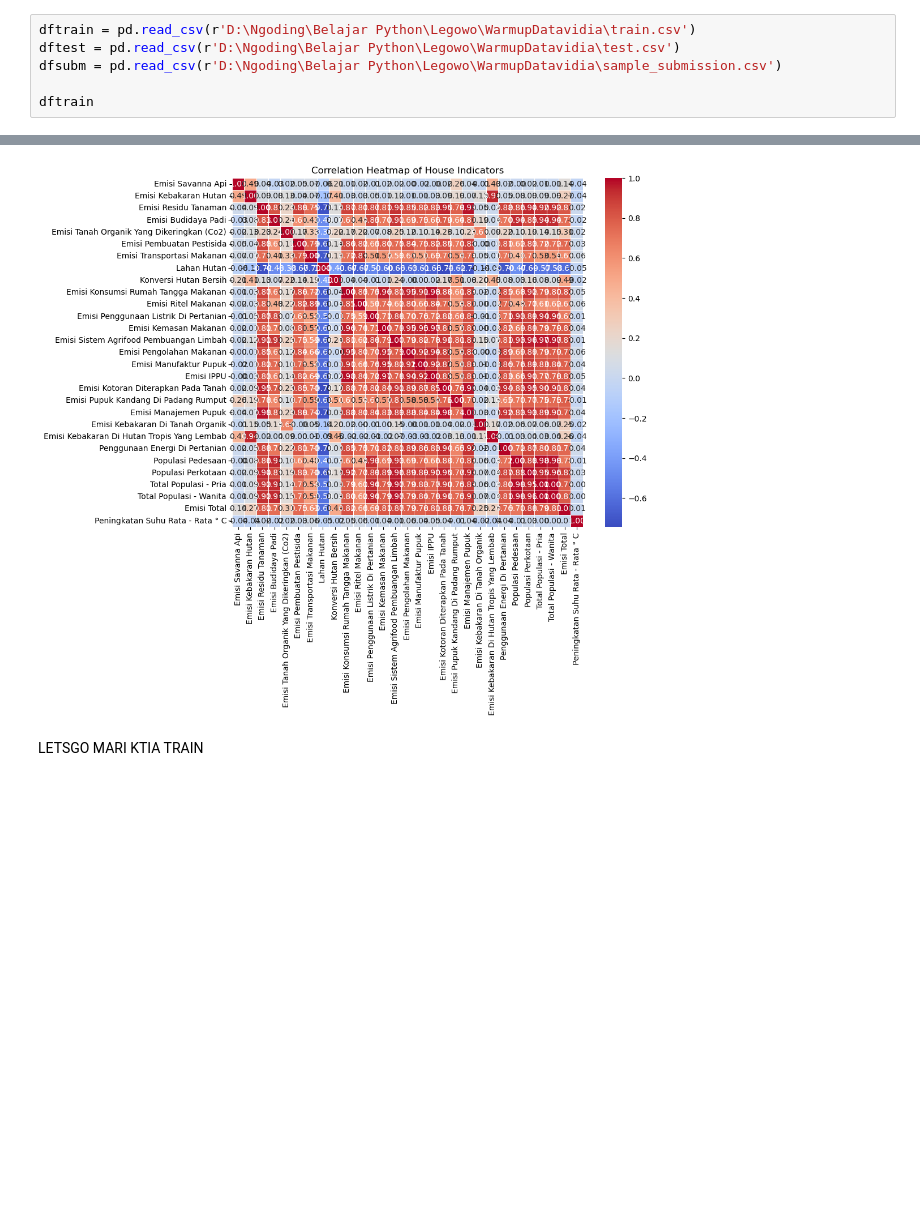
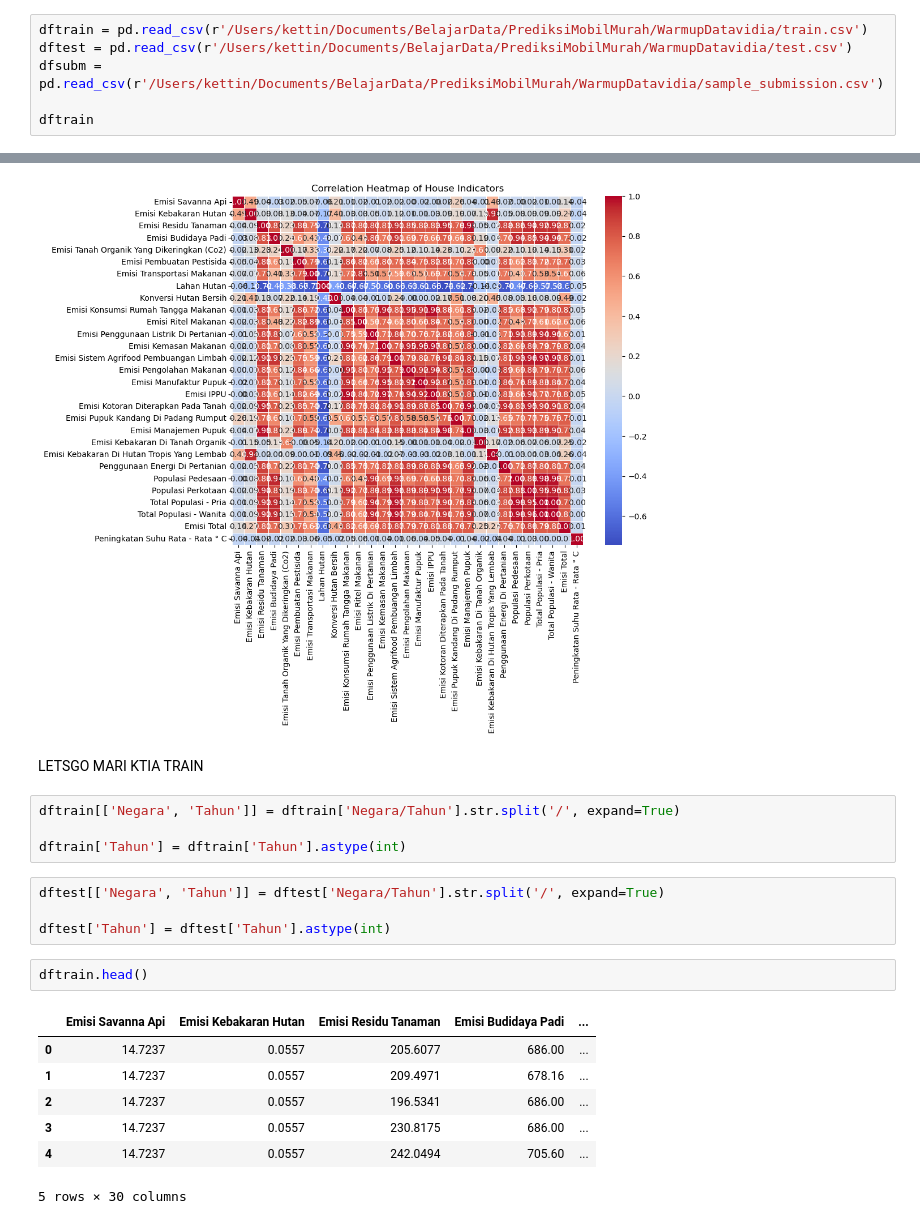
Before and after one commit to FadhRach/Legowo, a Jupyter notebook: WarmupDatavidia/PrediksiSuhu.ipynb, the cells around one changed output, grey strips where cells are left out. Saved outputs shown, nothing was run; the diff lists cells and outputs as text; blank space fills up the shorter version.

```diff
--- a/WarmupDatavidia/PrediksiSuhu.ipynb
+++ b/WarmupDatavidia/PrediksiSuhu.ipynb
@@ -7,9 +7,9 @@ import plotly.offline as pyo
 import plotly.graph_objs as go
 import plotly.express as px
 # %%
-dftrain = pd.read_csv(r'D:\Ngoding\Belajar Python\Legowo\WarmupDatavidia\train.csv')
-dftest = pd.read_csv(r'D:\Ngoding\Belajar Python\Legowo\WarmupDatavidia\test.csv')
-dfsubm = pd.read_csv(r'D:\Ngoding\Belajar Python\Legowo\WarmupDatavidia\sample_submission.csv')
+dftrain = pd.read_csv(r'/Users/kettin/Documents/BelajarData/PrediksiMobilMurah/WarmupDatavidia/train.csv')
+dftest = pd.read_csv(r'/Users/kettin/Documents/BelajarData/PrediksiMobilMurah/WarmupDatavidia/test.csv')
+dfsubm = pd.read_csv(r'/Users/kettin/Documents/BelajarData/PrediksiMobilMurah/WarmupDatavidia/sample_submission.csv')
 
 dftrain
 # %% [output]
@@ -229,3 +284,21 @@ plt.show()
 [figure]
 # %% [markdown]
 LETSGO MARI KTIA TRAIN
+# %%
+dftrain[['Negara', 'Tahun']] = dftrain['Negara/Tahun'].str.split('/', expand=True)
+
+dftrain['Tahun'] = dftrain['Tahun'].astype(int)
+# %%
+dftest[['Negara', 'Tahun']] = dftest['Negara/Tahun'].str.split('/', expand=True)
+
+dftest['Tahun'] = dftest['Tahun'].astype(int)
+# %%
+dftrain.head()
+# %% [output]
+|  | Emisi Savanna Api | Emisi Kebakaran Hutan | Emisi Residu Tanaman | Emisi Budidaya Padi | ... |
+| 0 | 14.7237 | 0.0557 | 205.6077 | 686.00 | ... |
+| 1 | 14.7237 | 0.0557 | 209.4971 | 678.16 | ... |
+| 2 | 14.7237 | 0.0557 | 196.5341 | 686.00 | ... |
+| 3 | 14.7237 | 0.0557 | 230.8175 | 686.00 | ... |
+| 4 | 14.7237 | 0.0557 | 242.0494 | 705.60 | ... |
+5 rows × 30 columns
```
Also changed, not shown: parts of 12 cells of this notebook.
